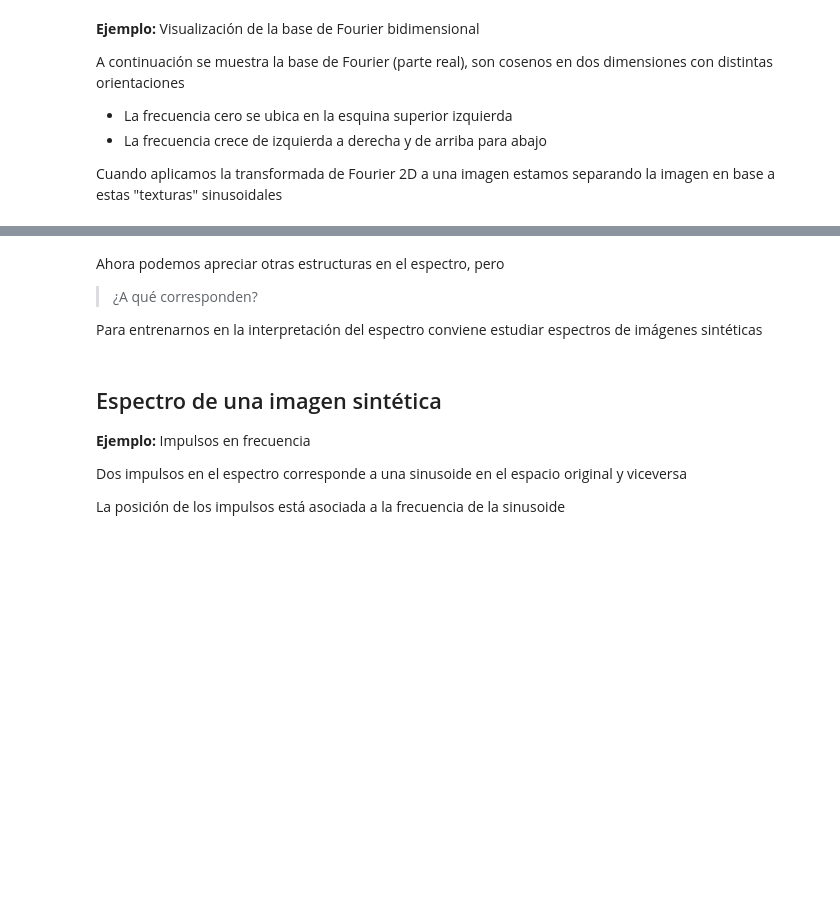
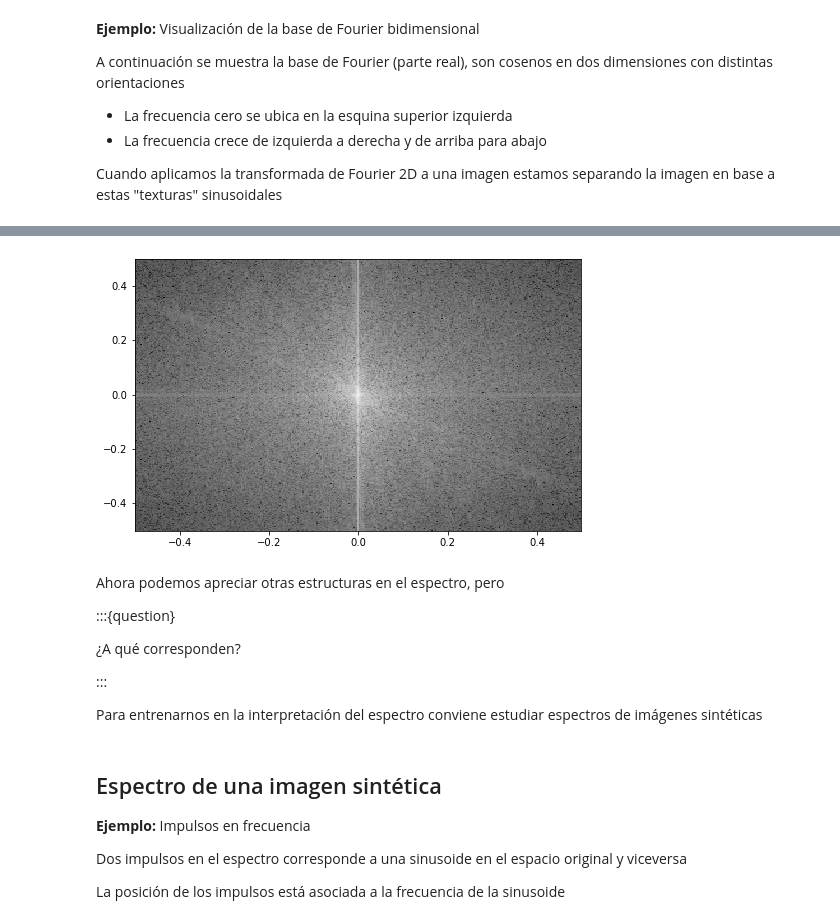
Before and after one commit to phuijse/UACH-INFO185, a Jupyter notebook: chapters/image-processing/analysis.ipynb, the cells around one changed output, grey strips where cells are left out. Drawn from its saved outputs; the diff is of its cells as text; code cells hidden in the pictures; blank space fills up the shorter version.

```diff
--- a/chapters/image-processing/analysis.ipynb
+++ b/chapters/image-processing/analysis.ipynb
@@ -106,7 +121,17 @@ ax[1].set_title("Espectro de amplitud");
+# %%
+fig, ax = plt.subplots(figsize=(8, 5))
+
+ax.pcolor(x_axis, y_axis, scipy.fft.fftshift(np.log(valdivia_magnitude+1)), cmap=plt.cm.Greys_r);
+# %% [output]
+[figure, added]
 # %% [markdown]
 Ahora podemos apreciar otras estructuras en el espectro, pero
 
-> ¿A qué corresponden?
+:::{question}
+
+¿A qué corresponden?
+
+:::
 
 Para entrenarnos en la interpretación del espectro conviene estudiar espectros de imágenes sintéticas
 # %% [markdown]
```
Also changed, not shown: parts of 47 cells of this notebook, 1 other file.
